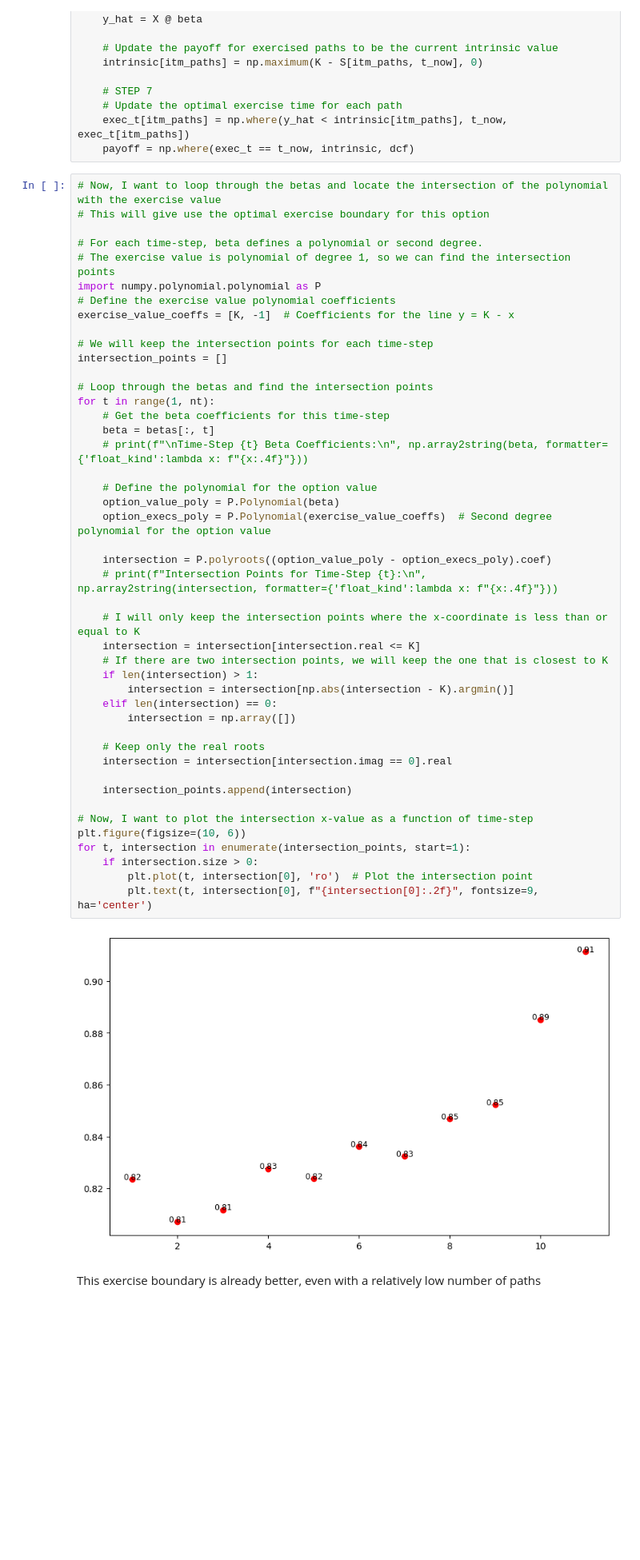
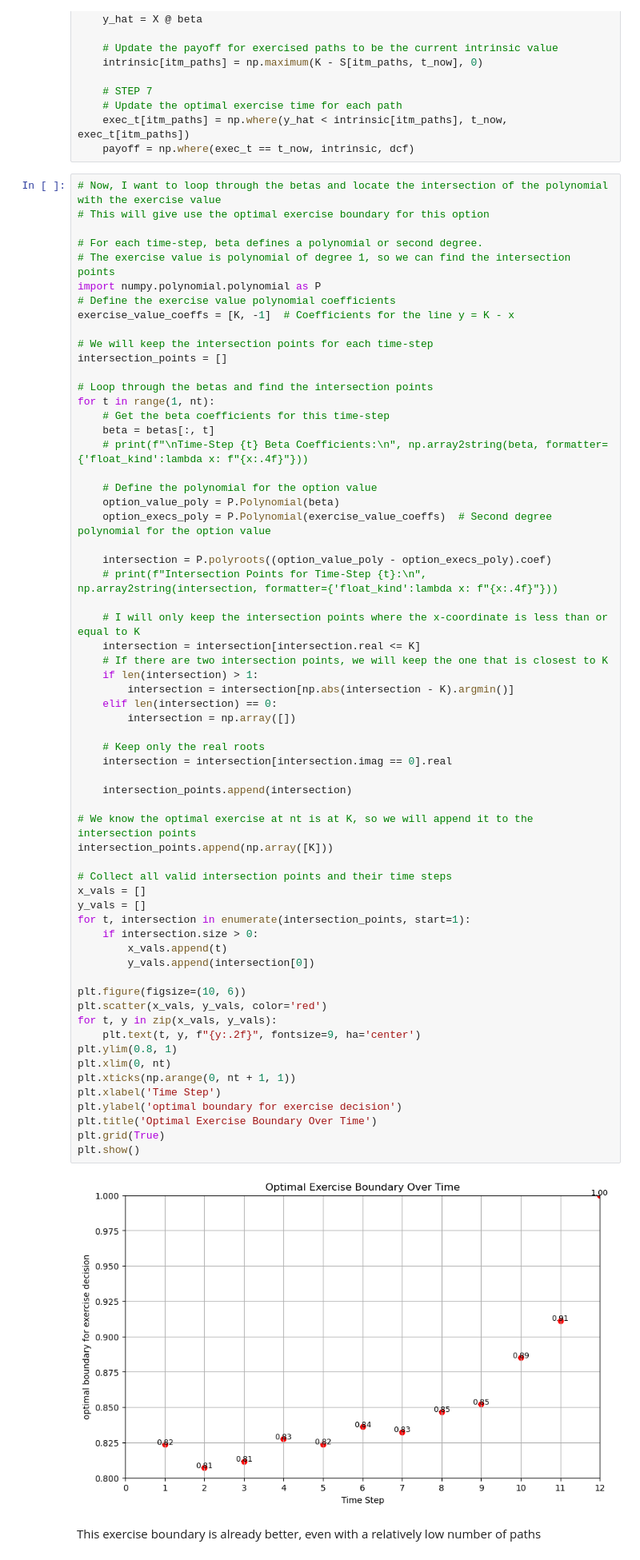
Before and after one commit to pletourneau-lsmc/LSMC_Excel, a Jupyter notebook: 4-Super_LSMC/4.1.1-ISD.ipynb, the cells around one changed output. Shown at 80% size. Drawn from its saved outputs; the diff is of its cells as text; blank space fills up the shorter version.

```diff
--- a/4-Super_LSMC/4.1.1-ISD.ipynb
+++ b/4-Super_LSMC/4.1.1-ISD.ipynb
@@ -135,37 +135,54 @@ intersection_points = []
 
 # Loop through the betas and find the intersection points
 for t in range(1, nt):
     # Get the beta coefficients for this time-step
     beta = betas[:, t]
     # print(f"\nTime-Step {t} Beta Coefficients:\n", np.array2string(beta, formatter={'float_kind':lambda x: f"{x:.4f}"}))
 
     # Define the polynomial for the option value
     option_value_poly = P.Polynomial(beta)
     option_execs_poly = P.Polynomial(exercise_value_coeffs)  # Second degree polynomial for the option value
 
     intersection = P.polyroots((option_value_poly - option_execs_poly).coef)
     # print(f"Intersection Points for Time-Step {t}:\n", np.array2string(intersection, formatter={'float_kind':lambda x: f"{x:.4f}"}))
 
     # I will only keep the intersection points where the x-coordinate is less than or equal to K
     intersection = intersection[intersection.real <= K]
     # If there are two intersection points, we will keep the one that is closest to K
     if len(intersection) > 1:
         intersection = intersection[np.abs(intersection - K).argmin()]
     elif len(intersection) == 0:
         intersection = np.array([])
 
     # Keep only the real roots
     intersection = intersection[intersection.imag == 0].real
 
     intersection_points.append(intersection)
 
-# Now, I want to plot the intersection x-value as a function of time-step
-plt.figure(figsize=(10, 6))
+# We know the optimal exercise at nt is at K, so we will append it to the intersection points
+intersection_points.append(np.array([K]))
+
+# Collect all valid intersection points and their time steps
+x_vals = []
+y_vals = []
 for t, intersection in enumerate(intersection_points, start=1):
     if intersection.size > 0:
-        plt.plot(t, intersection[0], 'ro')  # Plot the intersection point
-        plt.text(t, intersection[0], f"{intersection[0]:.2f}", fontsize=9, ha='center')
+        x_vals.append(t)
+        y_vals.append(intersection[0])
+
+plt.figure(figsize=(10, 6))
+plt.scatter(x_vals, y_vals, color='red')
+for t, y in zip(x_vals, y_vals):
+    plt.text(t, y, f"{y:.2f}", fontsize=9, ha='center')
+plt.ylim(0.8, 1)
+plt.xlim(0, nt)
+plt.xticks(np.arange(0, nt + 1, 1))
+plt.xlabel('Time Step')
+plt.ylabel('optimal boundary for exercise decision')
+plt.title('Optimal Exercise Boundary Over Time')
+plt.grid(True)
+plt.show()
 # %% [output]
-[figure, old version]
+[figure, new version]
 # %% [markdown]
 This exercise boundary is already better, even with a relatively low number of paths
```
Also changed, not shown: 4 other files.
